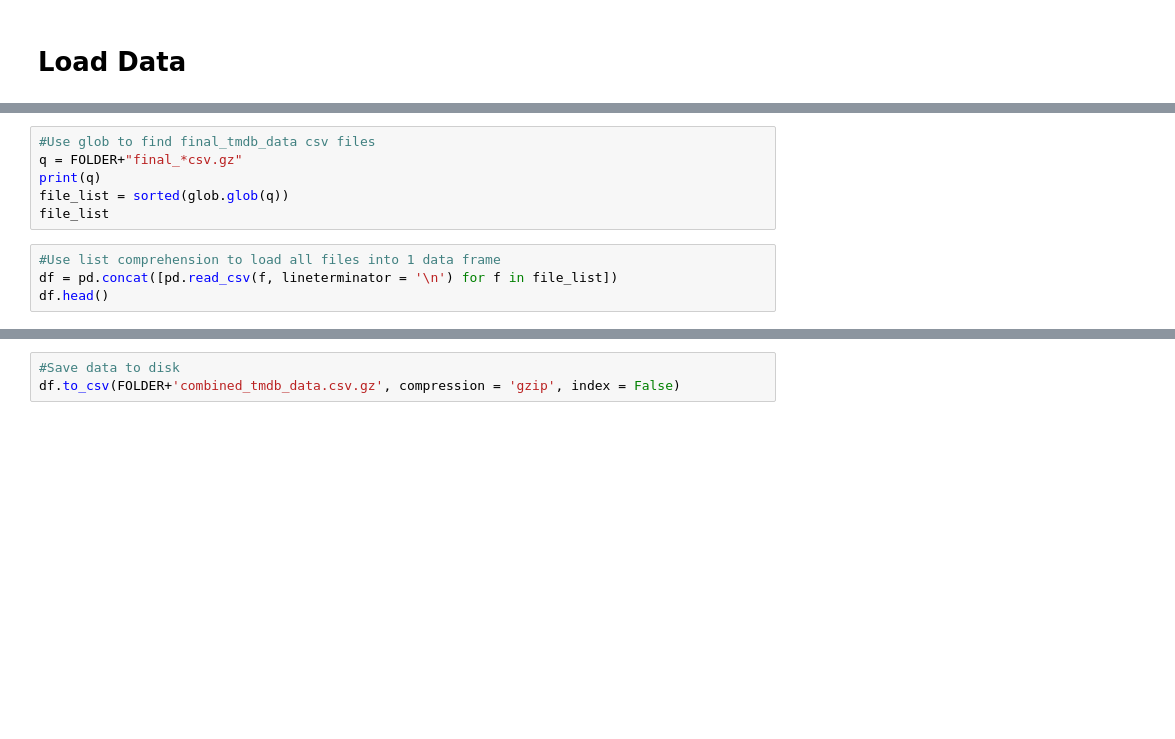
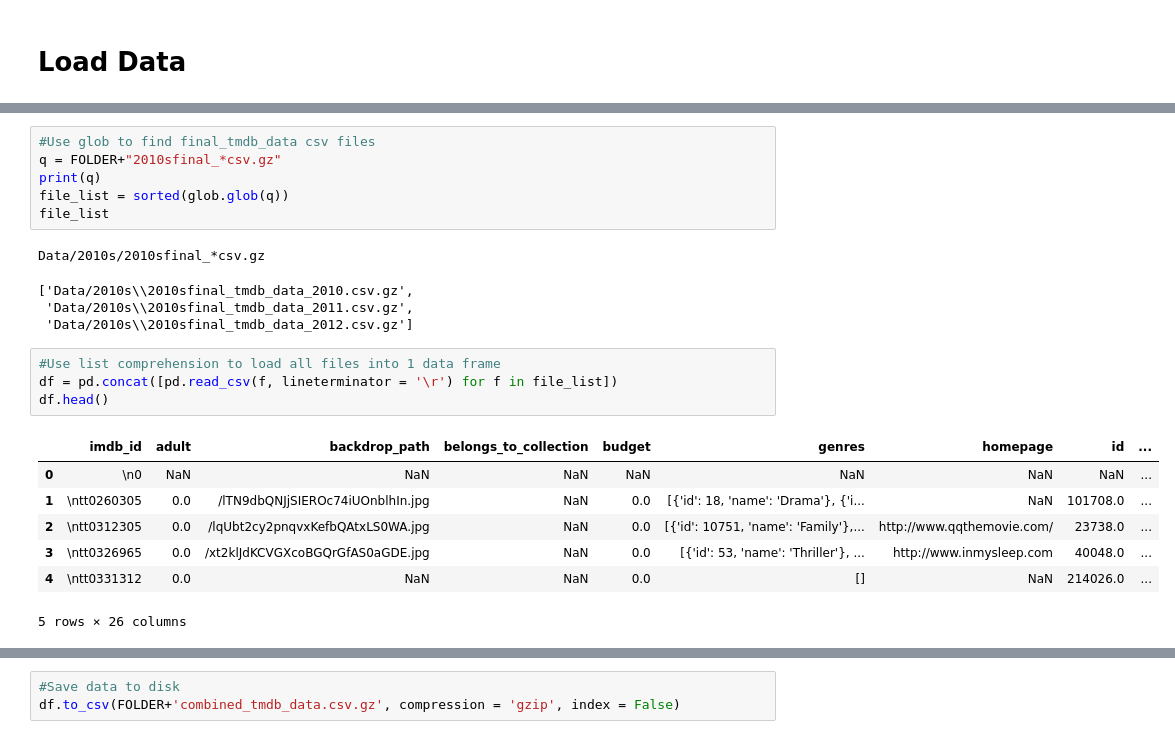
Before and after one commit to paulf35/Project-3---Movies, a Jupyter notebook: Project 3 - Part 4.ipynb, the cells around one changed output, grey strips where cells are left out. Cells and saved outputs as stored; diff of their text form; blank space fills up the shorter version.

```diff
--- a/Project 3 - Part 4.ipynb
+++ b/Project 3 - Part 4.ipynb
@@ -38,13 +39,26 @@ file_list
 # %%
 #Use glob to find final_tmdb_data csv files
-q = FOLDER+"final_*csv.gz"
+q = FOLDER+"2010sfinal_*csv.gz"
 print(q)
 file_list = sorted(glob.glob(q))
 file_list
+# %% [output]
+Data/2010s/2010sfinal_*csv.gz
+['Data/2010s\\2010sfinal_tmdb_data_2010.csv.gz',
+ 'Data/2010s\\2010sfinal_tmdb_data_2011.csv.gz',
+ 'Data/2010s\\2010sfinal_tmdb_data_2012.csv.gz']
 # %%
 #Use list comprehension to load all files into 1 data frame
-df = pd.concat([pd.read_csv(f, lineterminator = '\n') for f in file_list])
+df = pd.concat([pd.read_csv(f, lineterminator = '\r') for f in file_list])
 df.head()
+# %% [output]
+|  | imdb_id | adult | backdrop_path | belongs_to_collection | budget | genres | homepage | id | ... |
+| 0 | \n0 | NaN | NaN | NaN | NaN | NaN | NaN | NaN | ... |
+| 1 | \ntt0260305 | 0.0 | /lTN9dbQNJjSIEROc74iUOnblhIn.jpg | NaN | 0.0 | [{'id': 18, 'name': 'Drama'}, {'i... | NaN | 101708.0 | ... |
+| 2 | \ntt0312305 | 0.0 | /lqUbt2cy2pnqvxKefbQAtxLS0WA.jpg | NaN | 0.0 | [{'id': 10751, 'name': 'Family'},... | http://www.qqthemovie.com/ | 23738.0 | ... |
+| 3 | \ntt0326965 | 0.0 | /xt2klJdKCVGXcoBGQrGfAS0aGDE.jpg | NaN | 0.0 | [{'id': 53, 'name': 'Thriller'}, ... | http://www.inmysleep.com | 40048.0 | ... |
+| 4 | \ntt0331312 | 0.0 | NaN | NaN | 0.0 | [] | NaN | 214026.0 | ... |
+5 rows × 26 columns
 # %%
 #Remove zero id
 df = df.loc[df['imdb_id'] != '0']
```
Also changed, not shown: parts of 27 cells of this notebook, 1 other file.
